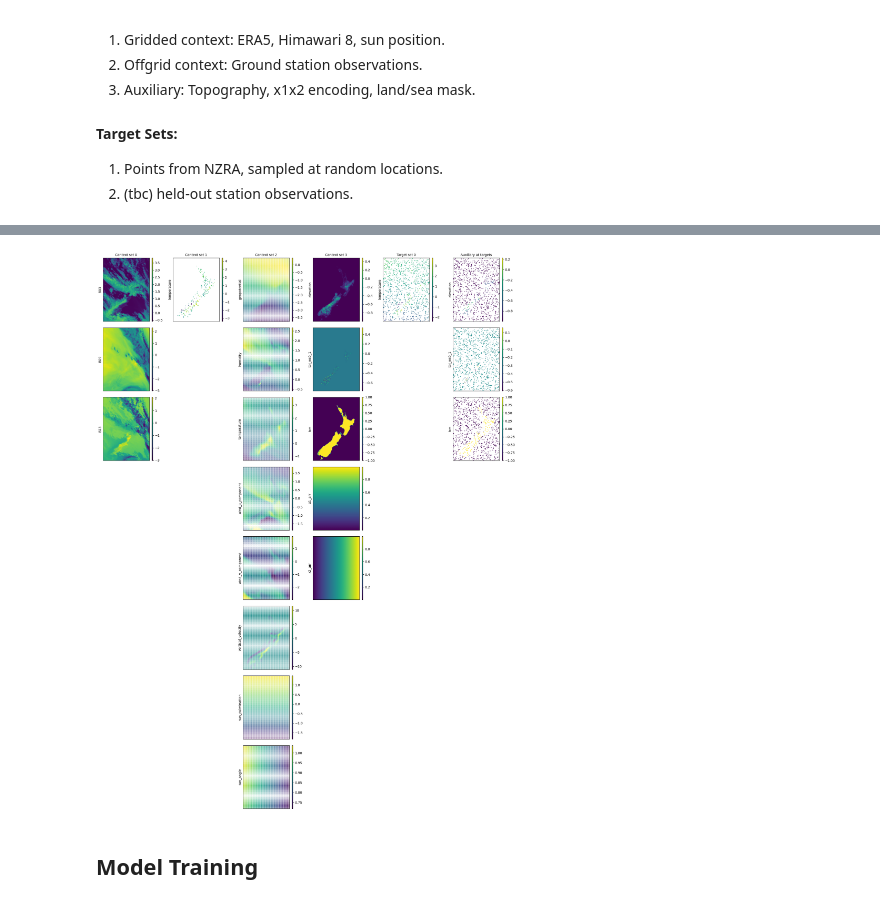
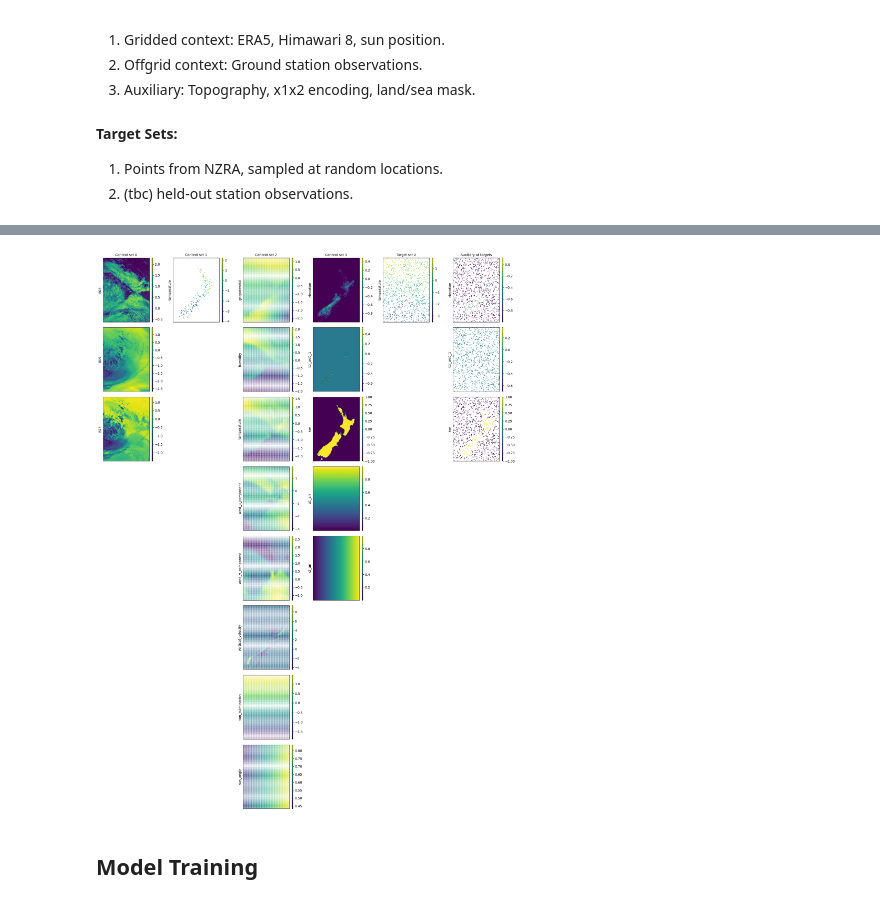
Before and after one commit to LennoxC/convcnp-assim-nz, a Jupyter notebook: notebooks/experiment4/experiment4_nzra_target.ipynb, the cells around one changed output, grey strips where cells are left out. Cells and saved outputs as stored; diff of their text form; code cells hidden in the pictures.

Commit message:
added memory efficient task generation

```diff
--- a/notebooks/experiment4/experiment4_nzra_target.ipynb
+++ b/notebooks/experiment4/experiment4_nzra_target.ipynb
@@ -385,0 +364,35 @@ logger.info("Model created. Setting sampling counts for dataset generation.")
+# %%
+# determine the training and validation date ranges
+
+date_vals = np.unique(stations_resample.index.get_level_values('time').values)
+
+train_pct = int(len(date_vals) * 0.8)
+valid_pct = len(date_vals) - train_pct
+
+train_first, train_last = date_vals[0], date_vals[train_pct - 1]
+valid_first, valid_last = date_vals[train_pct], date_vals[-1]
+
+train_datetimes = era5_ds.sel(time=slice(train_first, train_last)).time.values
+val_datetimes = era5_ds.sel(time=slice(valid_first, valid_last)).time.values
+# %%
+# select max 1000 random training time steps for normalisation parameter estimation
+
+norm_datetimes = np.random.choice(np.array(train_datetimes), size=min(1000, len(train_datetimes)), replace=False)
+
+era5_estimator_ds = era5_ds.sel(time=norm_datetimes)
+h8_estimator_ds = h8_ds.sel(time=norm_datetimes)
+nzra_estimator_ds = nzra_ds.sel(time=norm_datetimes)
+stations_estimator_df = stations_resample.loc[stations_resample.index.get_level_values('time').isin(norm_datetimes)]
+# %%
+# auxially datasets can be generated in advance, as they don't have a time dependency
+era5_processed_estimator_ds, h8_processed_estimator_ds, nzra_processed_estimator_ds, stations_processed_estimator_df = data_processor([era5_estimator_ds, h8_estimator_ds, nzra_estimator_ds, stations_estimator_df])
+ds_aux_processed, ds_aux_coarse_processed = data_processor([ds_aux, ds_aux_coarse], method='min_max')
+
+x1x2_ds = construct_x1x2_ds(ds_aux_coarse_processed)
+ds_aux_coarse_processed['x1_arr'] = x1x2_ds['x1_arr']
+ds_aux_coarse_processed['x2_arr'] = x1x2_ds['x2_arr']
+# %%
+norm_task_loader = TaskLoader(
+            context = [h8_processed_estimator_ds, stations_processed_estimator_df, era5_processed_estimator_ds, ds_aux_coarse_processed],
+            target = nzra_processed_estimator_ds,
+            aux_at_targets = ds_aux_processed)
@@ -469,10 +512,10 @@ else:
 # %%
-task_to_plot = task_loader(train_datetimes[0], context_sampling=["all", "all", "all", "all"], target_sampling=[target_sampling_count])
+task_to_plot = norm_task_loader(train_datetimes[0], context_sampling=["all", "all", "all", "all"], target_sampling=[target_sampling_count])
 
-plot_task = deepsensor.plot.task(task_to_plot, task_loader)
+plot_task = deepsensor.plot.task(task_to_plot, norm_task_loader)
 plot_task.show()
 # %% [output]
-[figure, old version]
+[figure, new version]
 # %%
 # save demo task to tensorboard
 tb_writer.add_figure(TB_EXAMPLE_TASK, plot_task.figure)
```
Also changed, not shown: parts of 27 cells of this notebook, 1 other file.
